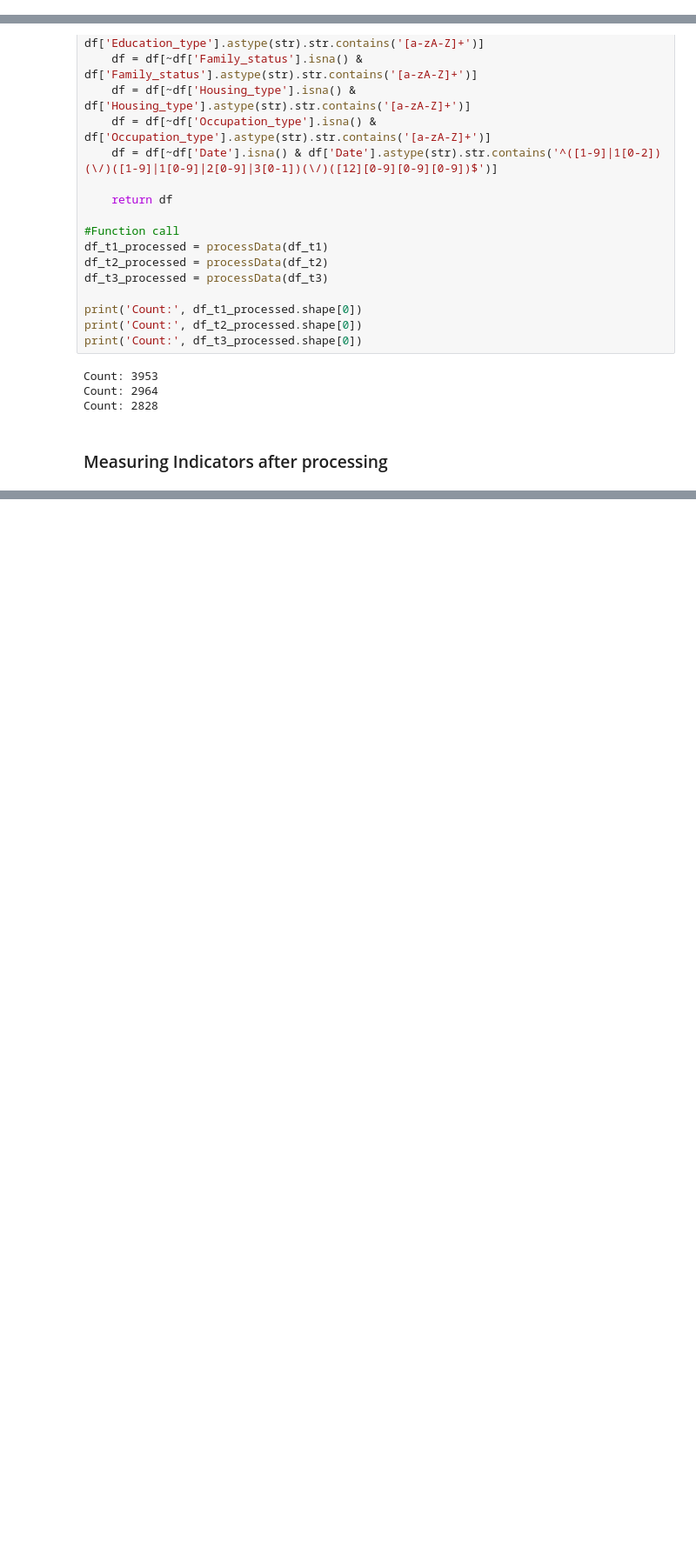
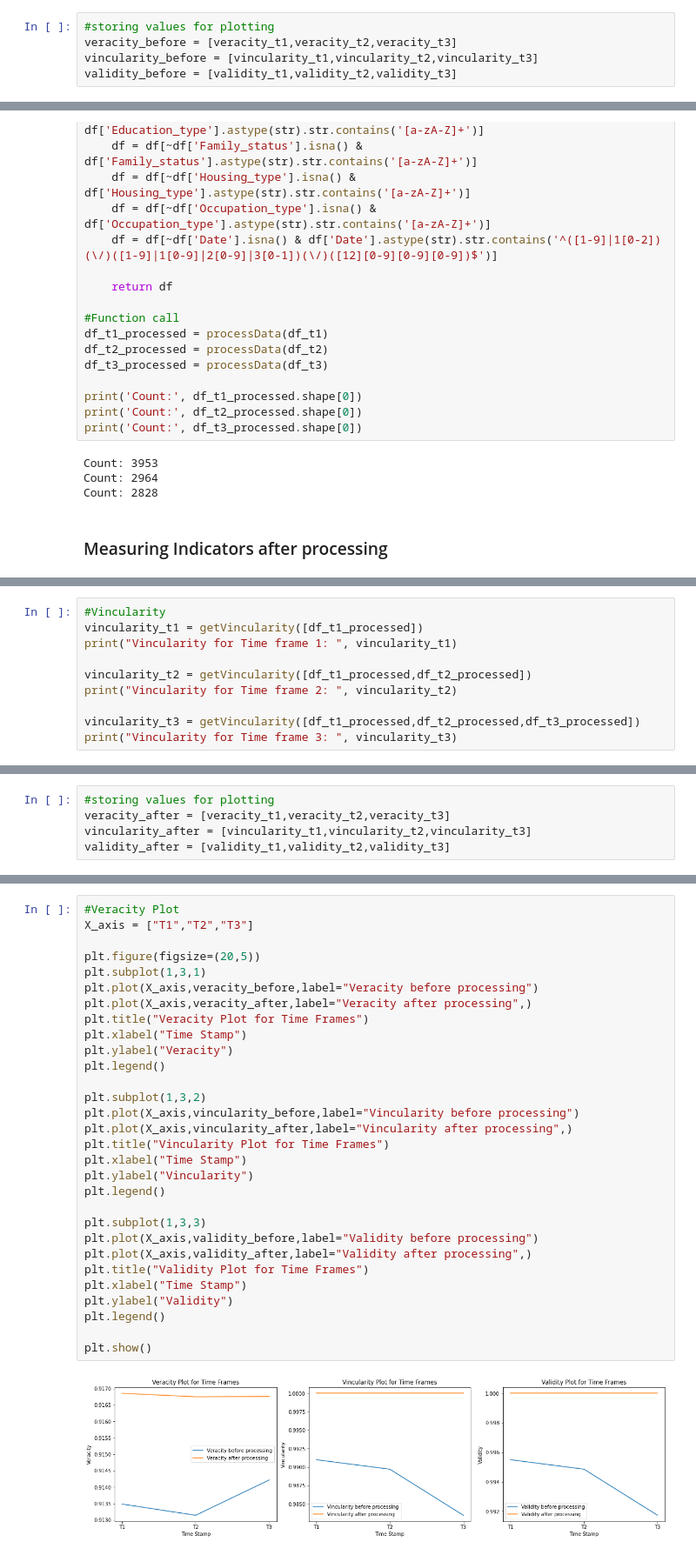
Before and after one commit to Kshitij13579/SOEN-6611-Project-Software-Measurement, a Jupyter notebook: SOEN6611 - Step 5 - Project.ipynb, the cells around one changed output, grey strips where cells are left out. Shown at 87% size. Cells and saved outputs as stored; diff of their text form; blank space fills up the shorter version.

Commit message:
added plots

```diff
--- a/SOEN6611 - Step 5 - Project.ipynb
+++ b/SOEN6611 - Step 5 - Project.ipynb
@@ -327,0 +533,5 @@ Validity for Time frame 3:  0.9912488584474886
+# %%
+#storing values for plotting
+veracity_before = [veracity_t1,veracity_t2,veracity_t3]
+vincularity_before = [vincularity_t1,vincularity_t2,vincularity_t3]
+validity_before = [validity_t1,validity_t2,validity_t3]
@@ -487,0 +759,10 @@ Validity for Time frame 3:  0.9945524259027985
+# %%
+#Vincularity
+vincularity_t1 = getVincularity([df_t1_processed])
+print("Vincularity for Time frame 1: ", vincularity_t1)
+
+vincularity_t2 = getVincularity([df_t1_processed,df_t2_processed])
+print("Vincularity for Time frame 2: ", vincularity_t2)
+
+vincularity_t3 = getVincularity([df_t1_processed,df_t2_processed,df_t3_processed])
+print("Vincularity for Time frame 3: ", vincularity_t3)
@@ -487,0 +852,5 @@ Validity for Time frame 3:  0.9945524259027985
+# %%
+#storing values for plotting
+veracity_after = [veracity_t1,veracity_t2,veracity_t3]
+vincularity_after = [vincularity_t1,vincularity_t2,vincularity_t3]
+validity_after = [validity_t1,validity_t2,validity_t3]
@@ -489,0 +880,32 @@ Validity for Time frame 3:  0.9945524259027985
+# %%
+#Veracity Plot
+X_axis = ["T1","T2","T3"]
+
+plt.figure(figsize=(20,5))
+plt.subplot(1,3,1)
+plt.plot(X_axis,veracity_before,label="Veracity before processing")
+plt.plot(X_axis,veracity_after,label="Veracity after processing",)
+plt.title("Veracity Plot for Time Frames")
+plt.xlabel("Time Stamp")
+plt.ylabel("Veracity")
+plt.legend()
+
+plt.subplot(1,3,2)
+plt.plot(X_axis,vincularity_before,label="Vincularity before processing")
+plt.plot(X_axis,vincularity_after,label="Vincularity after processing",)
+plt.title("Vincularity Plot for Time Frames")
+plt.xlabel("Time Stamp")
+plt.ylabel("Vincularity")
+plt.legend()
+
+plt.subplot(1,3,3)
+plt.plot(X_axis,validity_before,label="Validity before processing")
+plt.plot(X_axis,validity_after,label="Validity after processing",)
+plt.title("Validity Plot for Time Frames")
+plt.xlabel("Time Stamp")
+plt.ylabel("Validity")
+plt.legend()
+
+plt.show()
+# %% [output]
+[figure, added]
```
Also changed, not shown: parts of 28 cells of this notebook.
